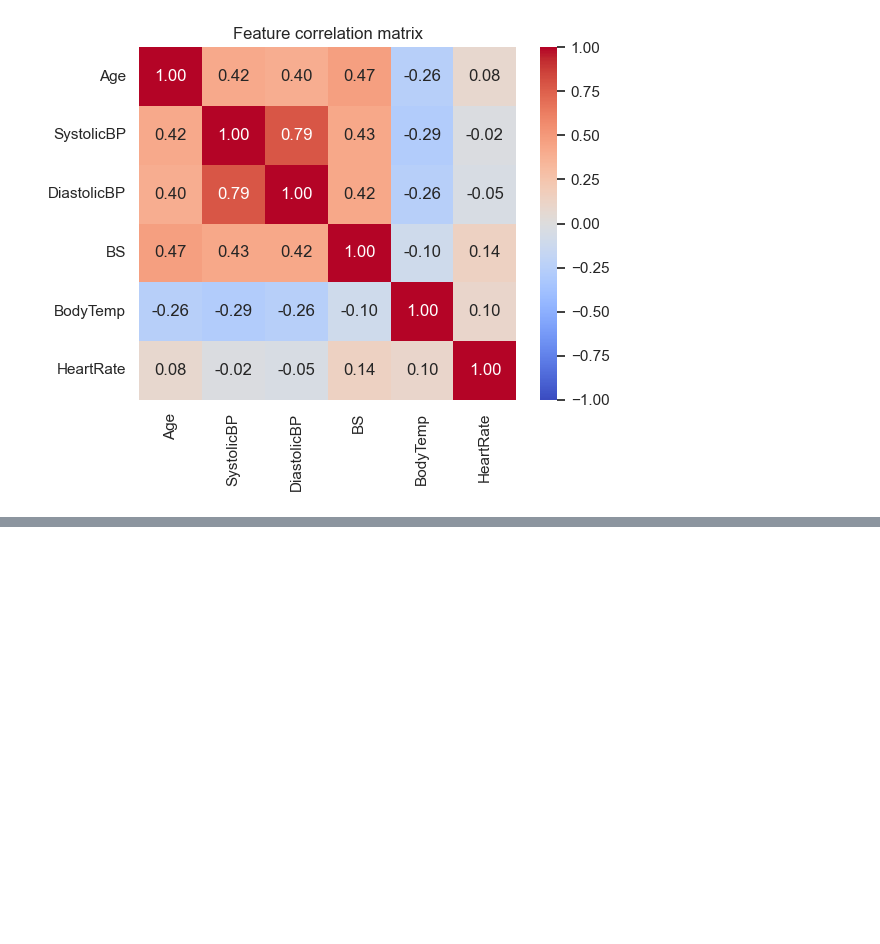
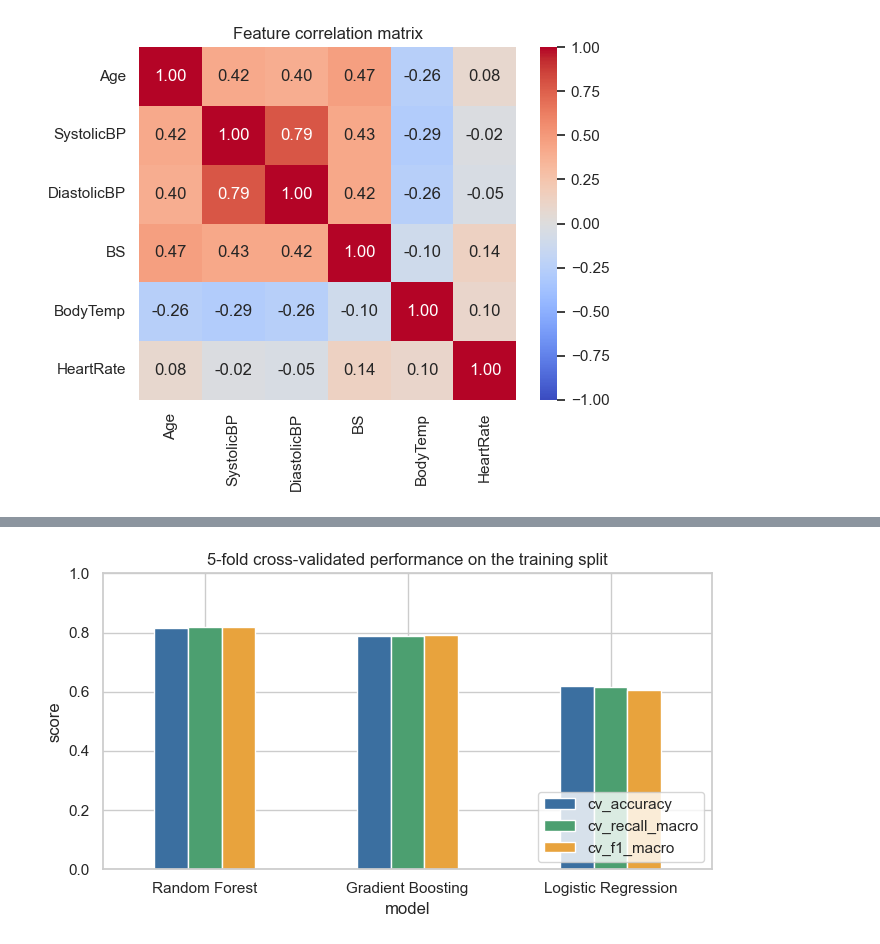
Before and after one commit to andyombogo/Eneza-Data-Science-Residential-training-2026, a Jupyter notebook: project7-maternal-child-health/notebooks/task1_risk_classifier_eda.ipynb, the cells around one changed output, grey strips where cells are left out. Cells and saved outputs as stored; diff of their text form; code cells hidden in the pictures; blank space fills up the shorter version.

```diff
--- a/project7-maternal-child-health/notebooks/task1_risk_classifier_eda.ipynb
+++ b/project7-maternal-child-health/notebooks/task1_risk_classifier_eda.ipynb
@@ -148,0 +184,27 @@ report_df
+# %%
+X_train, X_test, y_train, y_test = split_data(df)
+
+candidates = {
+    "Logistic Regression": make_pipeline(
+        StandardScaler(), LogisticRegression(max_iter=1000, random_state=RNG)
+    ),
+    "Random Forest": RandomForestClassifier(n_estimators=300, random_state=RNG),
+    "Gradient Boosting": GradientBoostingClassifier(random_state=RNG),
+}
+
+cv = StratifiedKFold(n_splits=5, shuffle=True, random_state=RNG)
+rows = []
+for name, est in candidates.items():
+    scores = cross_validate(
+        est, X_train, y_train, cv=cv,
+        scoring=["accuracy", "recall_macro", "f1_macro"],
+    )
+    rows.append({
+        "model": name,
+        "cv_accuracy": scores["test_accuracy"].mean(),
+        "cv_recall_macro": scores["test_recall_macro"].mean(),
+        "cv_f1_macro": scores["test_f1_macro"].mean(),
+    })
+
+comparison_df = pd.DataFrame(rows).set_index("model").sort_values("cv_f1_macro", ascending=False)
+comparison_df
@@ -148,0 +217,11 @@ report_df
+# %%
+comparison_df.plot(kind="bar", figsize=(7, 4), ylim=(0, 1),
+                    color=["#3B6FA0", "#4C9F70", "#E8A33D"])
+plt.title("5-fold cross-validated performance on the training split")
+plt.ylabel("score")
+plt.xticks(rotation=0)
+plt.legend(loc="lower right")
+plt.tight_layout()
+plt.show()
+# %% [output]
+[figure, added]
```
Also changed, not shown: parts of 26 cells of this notebook, 3 other files.
